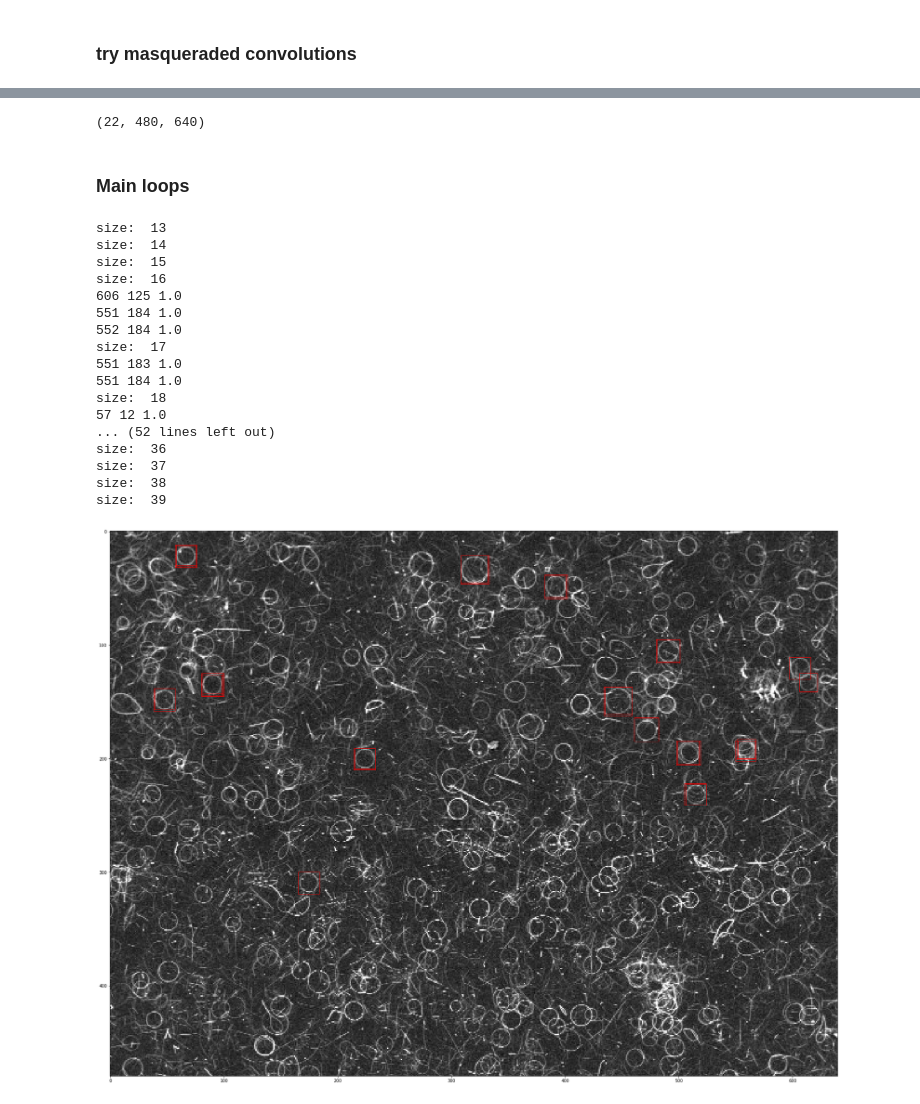
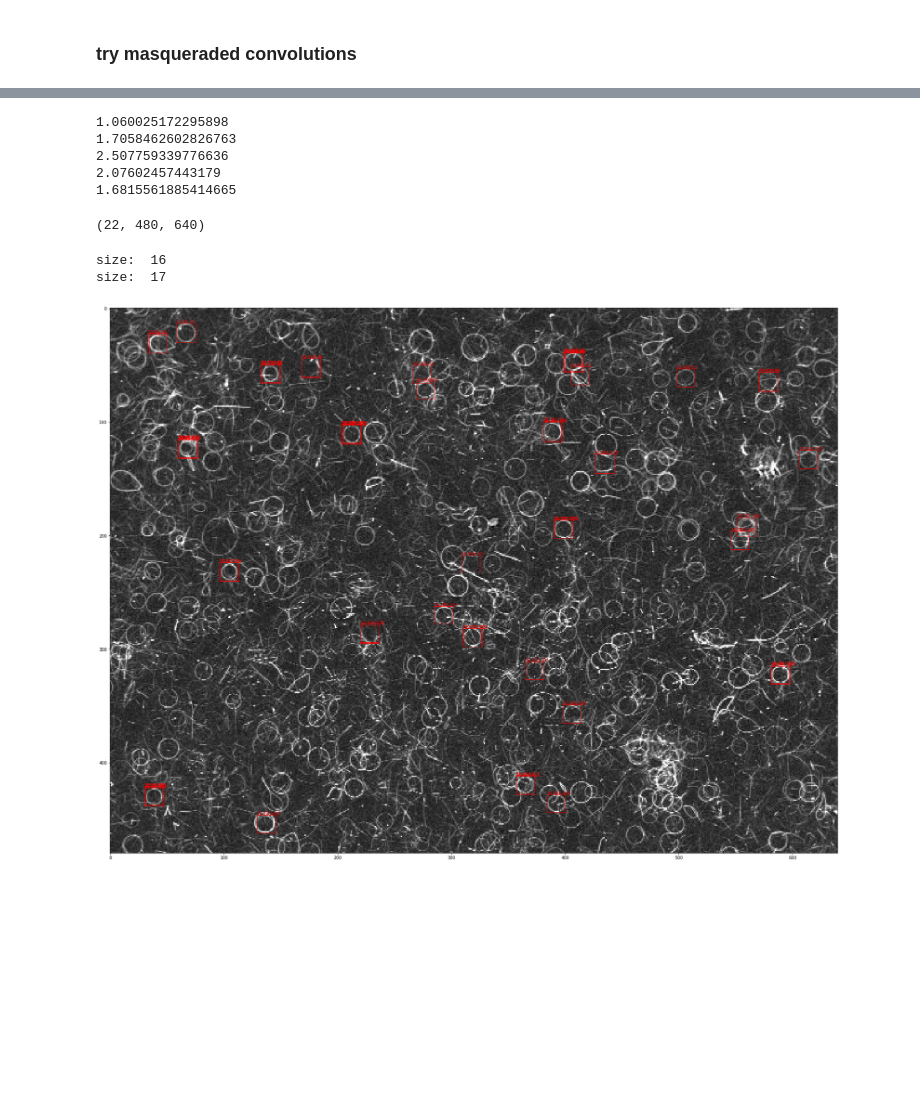
Before and after one commit to andrew-veriga/MathForML, a Jupyter notebook: ConvolutionalCoffieCircles.ipynb, the cells around one changed output, grey strips where cells are left out. Drawn from its saved outputs; the diff is of its cells as text; code cells hidden in the pictures; blank space fills up the shorter version.

```diff
--- a/ConvolutionalCoffieCircles.ipynb
+++ b/ConvolutionalCoffieCircles.ipynb
@@ -324,13 +328,14 @@ print(np.min(sub_matrices,axis=(2,3)).shape)
 ImageSize=Image.shape
 # %%
 #https://stackoverflow.com/questions/43086557/convolve2d-just-by-using-numpy
-def mask_conv(_mask):
-  # _mask = getKernel( size, Thick )
+def mask_conv(_mask,_backmask):
+  # size=16
+  # (_mask,_backmask)=(getMask( size, .8 ),getMask( size, 2 ))
   mask_size = _mask.shape[0]
   pad_size = mask_size // 2
   rest = 0#mask_size % 2
   horisontal_pad = np.random.rand(ImageSize[0], pad_size)#, dtype=np.float64)
-  vertical_pad = np.zeros((pad_size, ImageSize[1]+pad_size*2), dtype=np.float64)
+  vertical_pad = np.random.rand(pad_size, ImageSize[1]+pad_size*2)#, dtype=np.float64)
   a = np.hstack((horisontal_pad, Image[:ImageSize[0],:ImageSize[1]], horisontal_pad))
   a = np.vstack((vertical_pad, a, vertical_pad))
 
@@ -339,9 +344,12 @@ def mask_conv(_mask):
   strides = a.strides + a.strides
   sub_matrices = np.lib.stride_tricks.as_strided(a,view_shape,strides)
 
-  brightness = (lambda arr, msk: np.average(arr[:,:,msk],axis=2)-np.min(arr,axis=(2,3)))#/(np.max(arr)-np.min(box))))
+  background = np.logical_xor(_backmask, _mask)
 
-  m = np.logical_and(np.greater((brightness(sub_matrices,_mask) - brightness(sub_matrices,~_mask)),Contrast), np.less(np.var(sub_matrices[:,:,_mask],axis=2), Variance)) #/ np.var(sub_matrices,axis=(2,3)) # > Contrast #and np.var(_box[_mask]) < Variance):
+  nrm = np.min(sub_matrices,axis=(2,3))
+  brightness = (lambda arr, msk: np.percentile(arr[:,:,msk],90,axis=2)-nrm)#/(np.max(arr)-np.min(box))))
+  m = brightness(sub_matrices,_mask) / brightness(sub_matrices,background)
+  # m = np.logical_and(np.greater((brightness(sub_matrices,_mask) - brightness(sub_matrices,~_mask)),Contrast), np.less(np.var(sub_matrices[:,:,_mask],axis=2), Variance)) #/ np.var(sub_matrices,axis=(2,3)) # > Contrast #and np.var(_box[_mask]) < Variance):
 
 
   # m=np.sum(np.multiply(sub_matrices,_mask), axis=(2,3))/(mask_size**2)
@@ -381,3 +360,19 @@ print(ConvMatrices[18-MinSize,pad_size,pad_size])
+# %%
+MinSize=16
+ConvMatrices = np.empty((0,ImageSize[0],ImageSize[1]))
+for size in range(MinSize,MaxSize):
+  #print('size '+str(size))
+  res = mask_conv(getMask( size, .8 ),getMask( size, 2 ))
+  ConvMatrices= np.concatenate((ConvMatrices, np.reshape(res,(1,ImageSize[0],ImageSize[1]))),axis=0)
+# %%
+for size,x,y in data:
+  print(ConvMatrices[size-MinSize,y+size//2,x+size//2])
+# %% [output]
+1.060025172295898
+1.7058462602826763
+2.507759339776636
+2.07602457443179
+1.6815561885414665
 # %%
 print(ConvMatrices.shape)
 # %% [output]
@@ -385,48 +380,42 @@ print(ConvMatrices.shape)
 # %%
 # outfile = TemporaryFile()
 np.save('ConvMatrices', ConvMatrices)
-# %% [markdown]
-### Main loops
 # %%
 Contrast=0.17
 import matplotlib.patches as patches
 # plt.ioff()
 fig, ax = plt.subplots(figsize=(32, 24))
 ax.imshow(Image,cmap=plt.get_cmap('gray') )
 # Create a Rectangle patch
 
 cnt=0
 for size in range(MinSize,MaxSize):
   print('size: ',size)
   convs = ConvMatrices[size-MinSize,size//2:-size//2,size//2:-size//2]
   for i in range(size//2,convs.shape[0]-size//2):
     y= i
     for j in range(size//2, convs.shape[1]-size//2):
       x = j
-      if (convs[i,j]):
-        print(x, y, convs[i,j])
-        cnt+=1
-        if (cnt>50):
-          break
+      if (convs[i,j]>2.):
         rect = patches.Rectangle((x,y),size,size,linewidth=1,edgecolor='r',facecolor='none')
         ax.add_patch(rect)
+        lbl = str(size)+':'+str(x)+':'+str(y)
+        ax.text(x,y, lbl,
+          color='red')
+        # plt.text(x,y,lbl,facecolor='r')
+        #print(x, y, convs[i,j])
+        cnt+=1
+      if (cnt>60):
+        break
+    else:
+      continue
+    break
+  else:
+    continue
+  break
+
 plt.show()
 # %% [output]
-size:  13
-size:  14
-size:  15
 size:  16
-606 125 1.0
-551 184 1.0
-552 184 1.0
 size:  17
-551 183 1.0
-551 184 1.0
-size:  18
-57 12 1.0
-... (52 lines left out)
-size:  36
-size:  37
-size:  38
-size:  39
-[figure, old version]
+[figure, new version]
```
Also changed, not shown: parts of 10 cells of this notebook.
